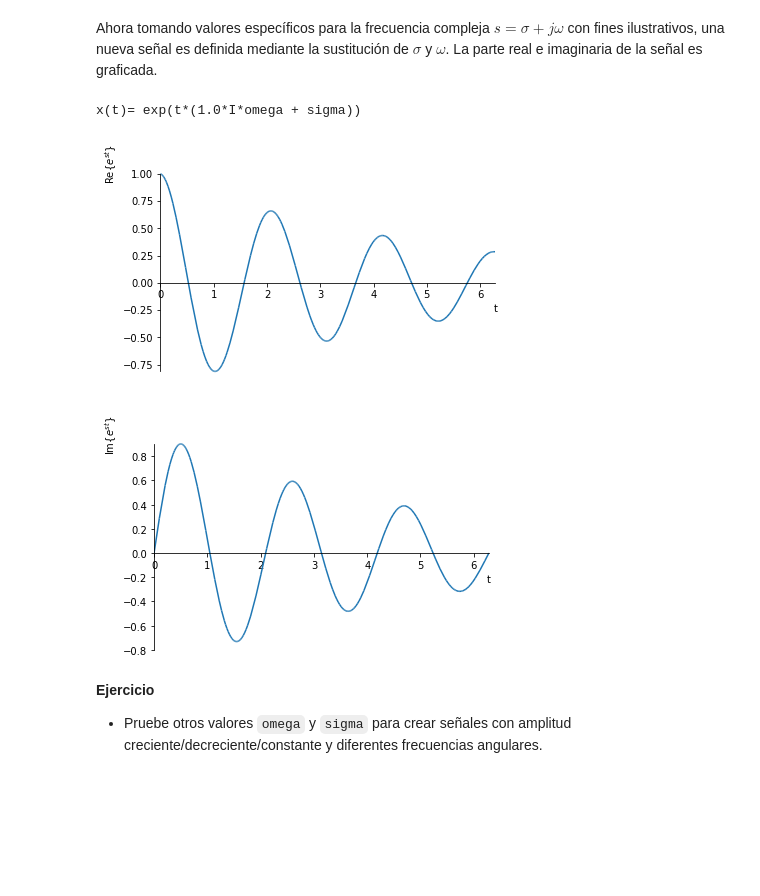
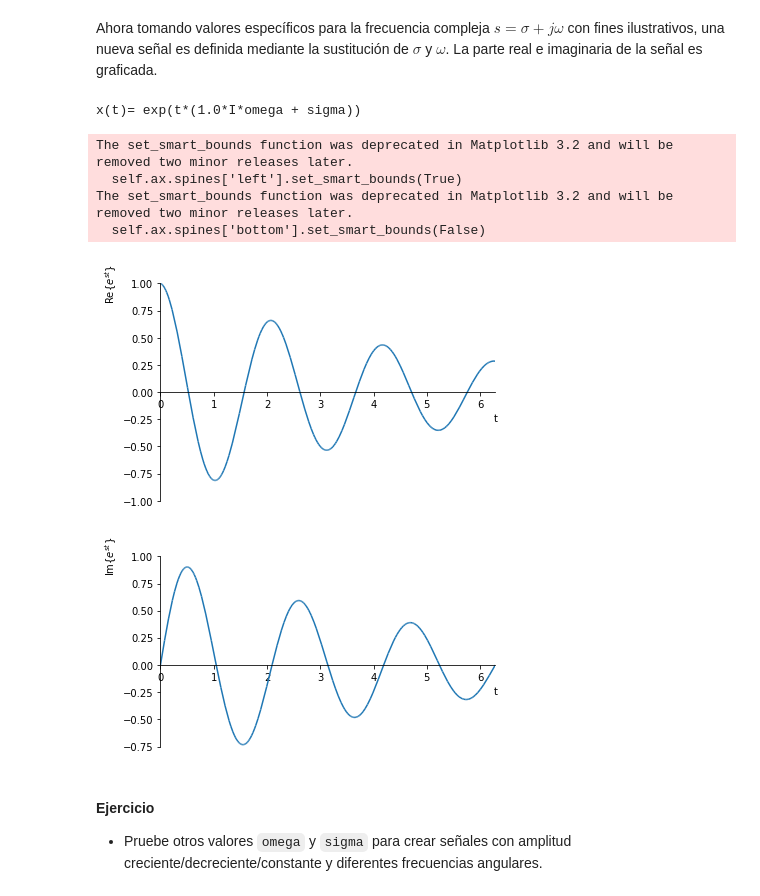
Before and after one commit to amalvarezme/SenalesSistemas, a Jupyter notebook: 1_Señales Continuas/S_estandar.ipynb, the cells around one changed output. Drawn from its saved outputs; the diff is of its cells as text; code cells hidden in the pictures; blank space fills up the shorter version.

```diff
--- a/1_Señales Continuas/S_estandar.ipynb
+++ b/1_Señales Continuas/S_estandar.ipynb
@@ -50,13 +50,17 @@ Ahora tomando valores específicos para la frecuencia compleja $s = \sigma + j \
 # %%
 y = x.subs({omega: 3, sigma : -0.2})
 print(r'x(t)=',x)
 
-sym.plot(sym.re(y), (t, 0, 2*sym.pi), ylabel=r'Re{$e^{st}$}') #r' indica al linterprete una variable tipo string
-sym.plot(sym.im(y), (t, 0, 2*sym.pi), ylabel=r'Im{$e^{st}$}');
+sym.plot(sym.re(y), (t, 0, 2*sym.pi), ylabel=r'Re{$e^{st}$}',ylim=[-1,1]) #r' indica al linterprete una variable tipo string
+sym.plot(sym.im(y), (t, 0, 2*sym.pi), ylabel=r'Im{$e^{st}$}',ylim=[-1,1]);
 # %% [output]
 x(t)= exp(t*(1.0*I*omega + sigma))
+The set_smart_bounds function was deprecated in Matplotlib 3.2 and will be removed two minor releases later.
+  self.ax.spines['left'].set_smart_bounds(True)
+The set_smart_bounds function was deprecated in Matplotlib 3.2 and will be removed two minor releases later.
+  self.ax.spines['bottom'].set_smart_bounds(False)
-[figure, old version]
+[figure, new version]
-[figure, old version]
+[figure, new version]
 # %% [markdown]
 **Ejercicio**
 
```
Also changed, not shown: parts of 7 cells of this notebook.
